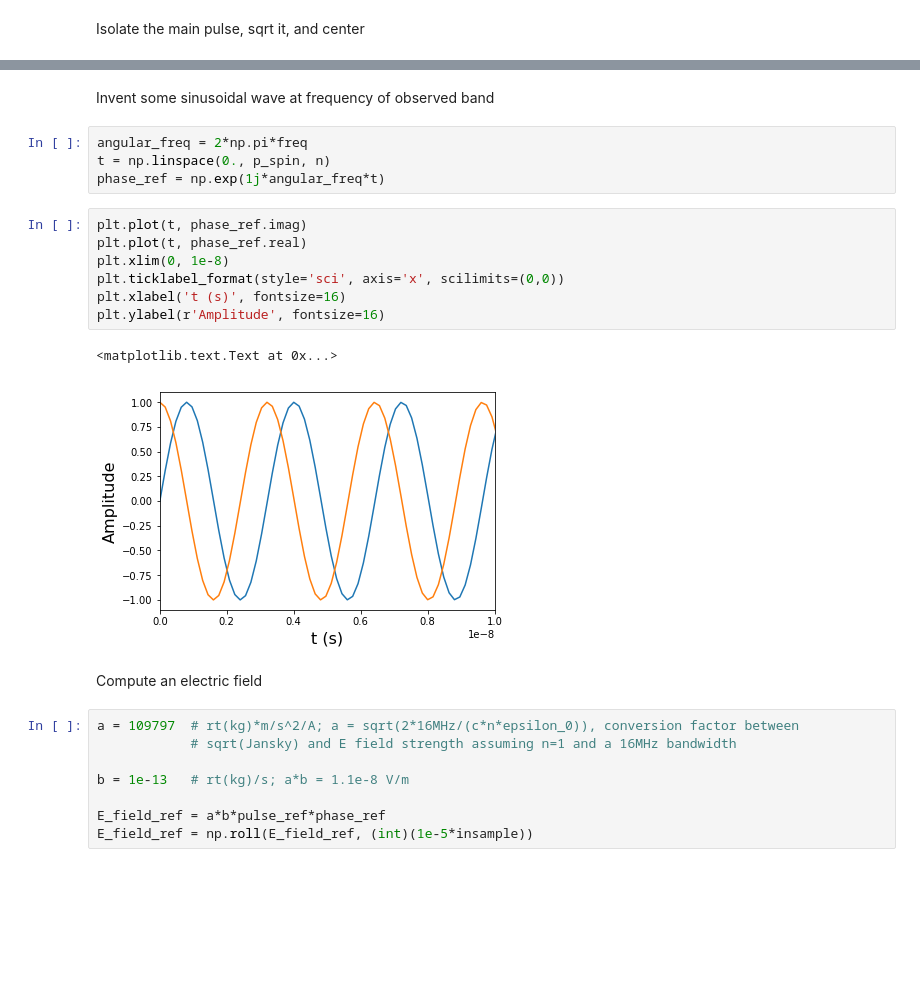
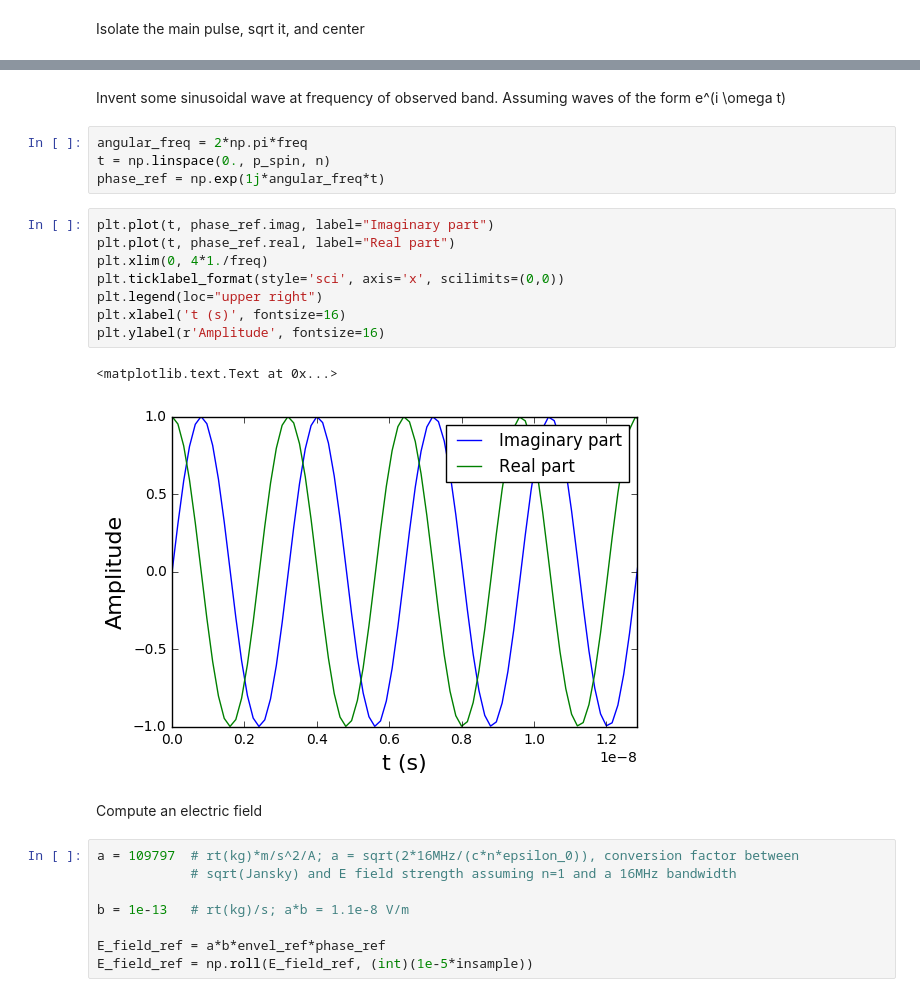
Before and after one commit to quantumfx/binary-lens, a Jupyter notebook: lens_simulation_gauss_pulse.ipynb, the cells around one changed output, grey strips where cells are left out. Drawn from its saved outputs; the diff is of its cells as text; blank space fills up the shorter version.

```diff
--- a/lens_simulation_gauss_pulse.ipynb
+++ b/lens_simulation_gauss_pulse.ipynb
@@ -77,19 +83,20 @@ plt.ylim(-.1, 0.8)
 # %% [markdown]
-Invent some sinusoidal wave at frequency of observed band
+Invent some sinusoidal wave at frequency of observed band. Assuming waves of the form e^(i \omega t)
 # %%
 angular_freq = 2*np.pi*freq
 t = np.linspace(0., p_spin, n)
 phase_ref = np.exp(1j*angular_freq*t)
 # %%
-plt.plot(t, phase_ref.imag)
-plt.plot(t, phase_ref.real)
-plt.xlim(0, 1e-8)
+plt.plot(t, phase_ref.imag, label="Imaginary part")
+plt.plot(t, phase_ref.real, label="Real part")
+plt.xlim(0, 4*1./freq)
 plt.ticklabel_format(style='sci', axis='x', scilimits=(0,0))
+plt.legend(loc="upper right")
 plt.xlabel('t (s)', fontsize=16)
 plt.ylabel(r'Amplitude', fontsize=16)
 # %% [output]
 <matplotlib.text.Text at 0x...>
-[figure, old version]
+[figure, new version]
 # %% [markdown]
 Compute an electric field
 # %%
@@ -98,7 +105,7 @@ a = 109797  # rt(kg)*m/s^2/A; a = sqrt(2*16MHz/(c*n*epsilon_0)), conversion fact
 
 b = 1e-13   # rt(kg)/s; a*b = 1.1e-8 V/m
 
-E_field_ref = a*b*pulse_ref*phase_ref
+E_field_ref = a*b*envel_ref*phase_ref
 E_field_ref = np.roll(E_field_ref, (int)(1e-5*insample))
 # %%
 plt.figure(figsize=(14,4))
```
Also changed, not shown: parts of 15 cells of this notebook.
